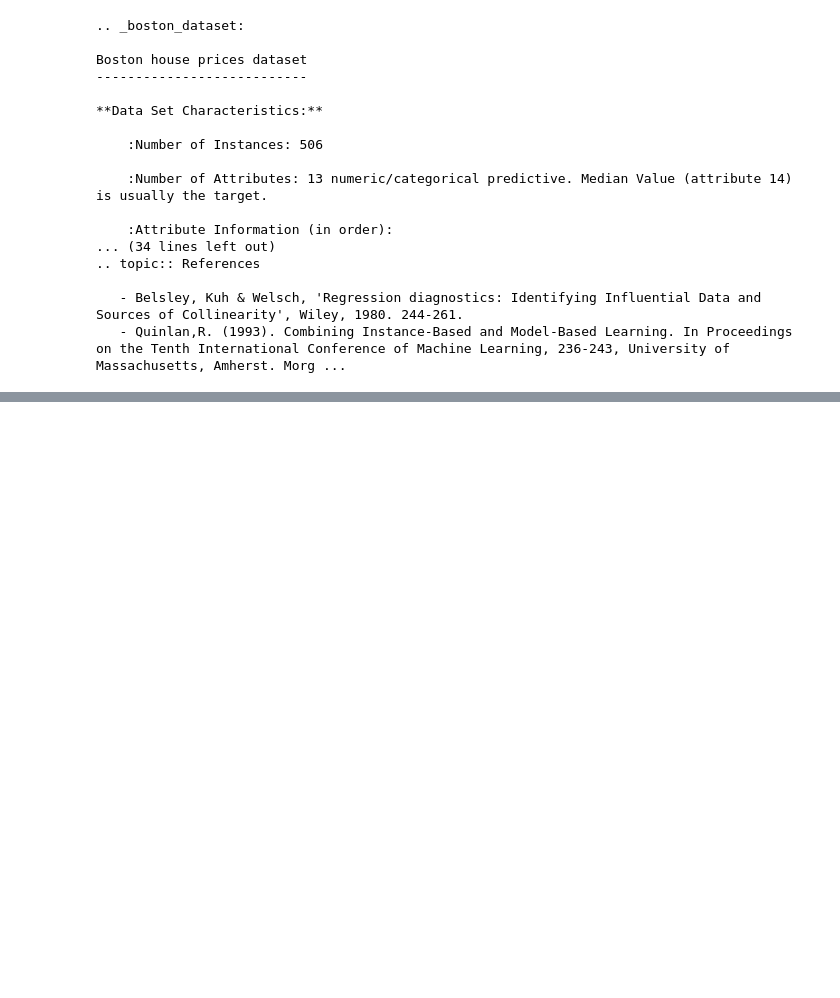
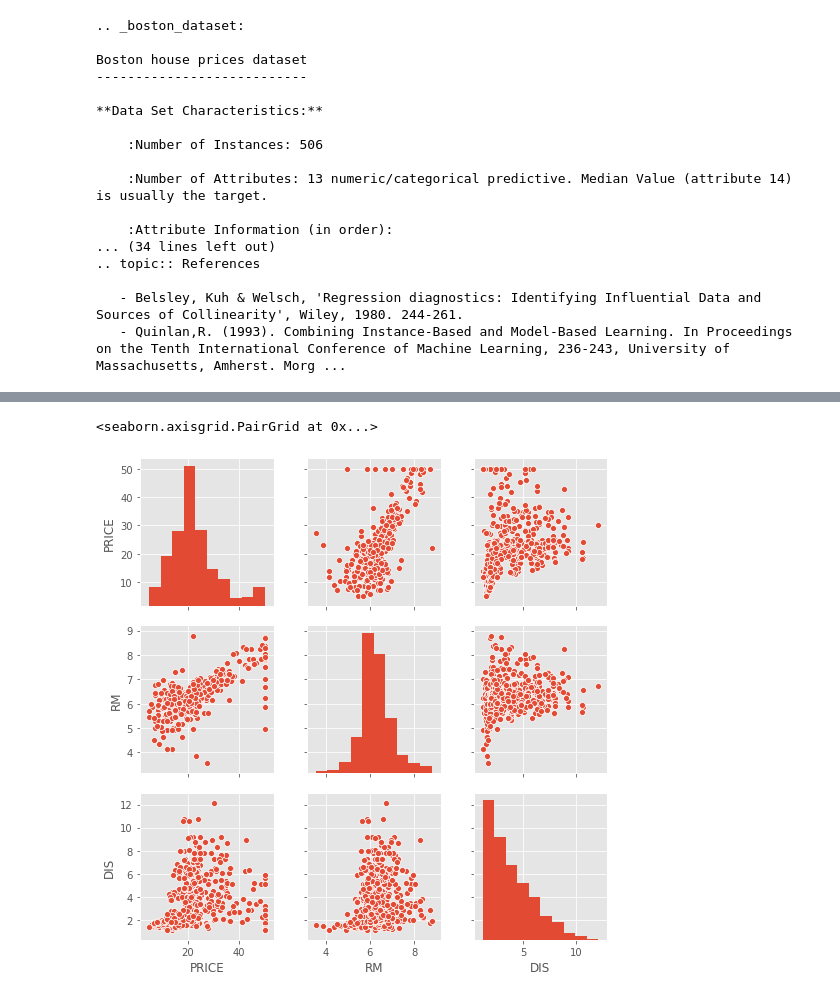
Before and after one commit to Soh1121/DataAnalysisCourseWithPythonAndRealData, a Jupyter notebook: Untitled.ipynb, the cells around one changed output, grey strips where cells are left out. Drawn from its saved outputs; the diff is of its cells as text; code cells hidden in the pictures; blank space fills up the shorter version.

```diff
--- a/Untitled.ipynb
+++ b/Untitled.ipynb
@@ -29,0 +70,5 @@ Boston house prices dataset
+# %%
+sns.pairplot(data_boston, vars=["PRICE", "RM", "DIS"])
+# %% [output]
+<seaborn.axisgrid.PairGrid at 0x...>
+[figure, added]
```
Also changed, not shown: parts of 4 cells of this notebook.
